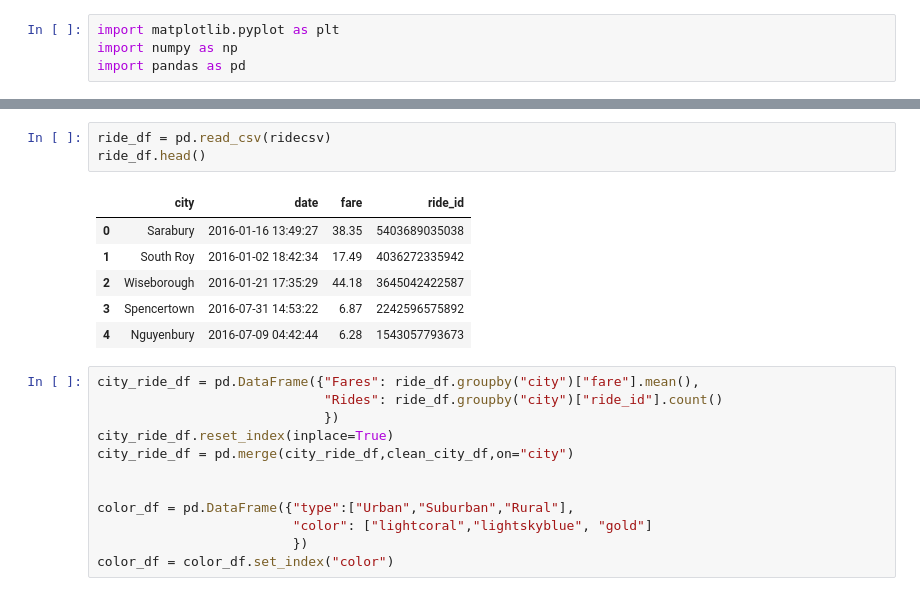
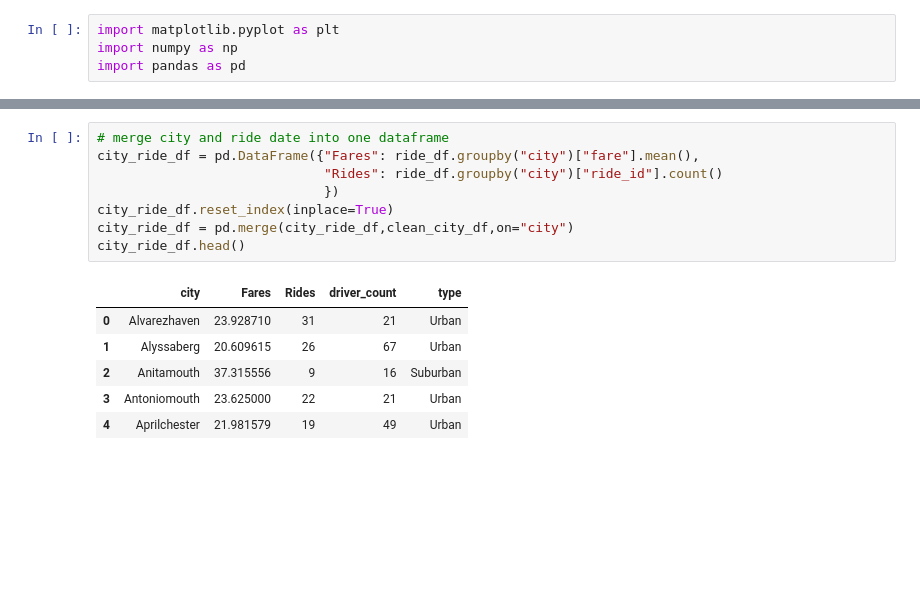
Before and after one commit to aiyan8732/python-challenge, a Jupyter notebook: Pyber/Pyber.ipynb, the cells around one changed output, grey strips where cells are left out. Cells and saved outputs as stored; diff of their text form; blank space fills up the shorter version.

```diff
--- a/Pyber/Pyber.ipynb
+++ b/Pyber/Pyber.ipynb
@@ -21,22 +15,15 @@ clean_city_df.head()
-# %%
-ride_df = pd.read_csv(ridecsv)
-ride_df.head()
-# %% [output]
-|  | city | date | fare | ride_id |
-| 0 | Sarabury | 2016-01-16 13:49:27 | 38.35 | 5403689035038 |
-| 1 | South Roy | 2016-01-02 18:42:34 | 17.49 | 4036272335942 |
-| 2 | Wiseborough | 2016-01-21 17:35:29 | 44.18 | 3645042422587 |
-| 3 | Spencertown | 2016-07-31 14:53:22 | 6.87 | 2242596575892 |
-| 4 | Nguyenbury | 2016-07-09 04:42:44 | 6.28 | 1543057793673 |
 # %%
+# merge city and ride date into one dataframe
 city_ride_df = pd.DataFrame({"Fares": ride_df.groupby("city")["fare"].mean(),
                              "Rides": ride_df.groupby("city")["ride_id"].count()
                              })
 city_ride_df.reset_index(inplace=True)
 city_ride_df = pd.merge(city_ride_df,clean_city_df,on="city")
-
-
-color_df = pd.DataFrame({"type":["Urban","Suburban","Rural"],
-                         "color": ["lightcoral","lightskyblue", "gold"]
-                         })
-color_df = color_df.set_index("color")
+city_ride_df.head()
+# %% [output]
+|  | city | Fares | Rides | driver_count | type |
+| 0 | Alvarezhaven | 23.928710 | 31 | 21 | Urban |
+| 1 | Alyssaberg | 20.609615 | 26 | 67 | Urban |
+| 2 | Anitamouth | 37.315556 | 9 | 16 | Suburban |
+| 3 | Antoniomouth | 23.625000 | 22 | 21 | Urban |
+| 4 | Aprilchester | 21.981579 | 19 | 49 | Urban |
```
Also changed, not shown: parts of 6 cells of this notebook, 7 other files.
